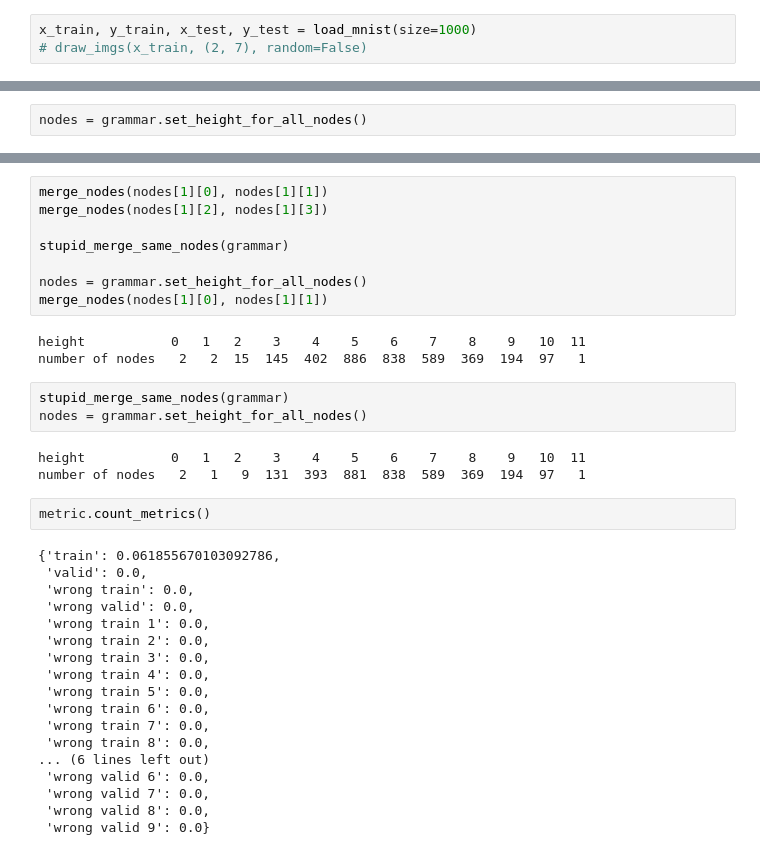
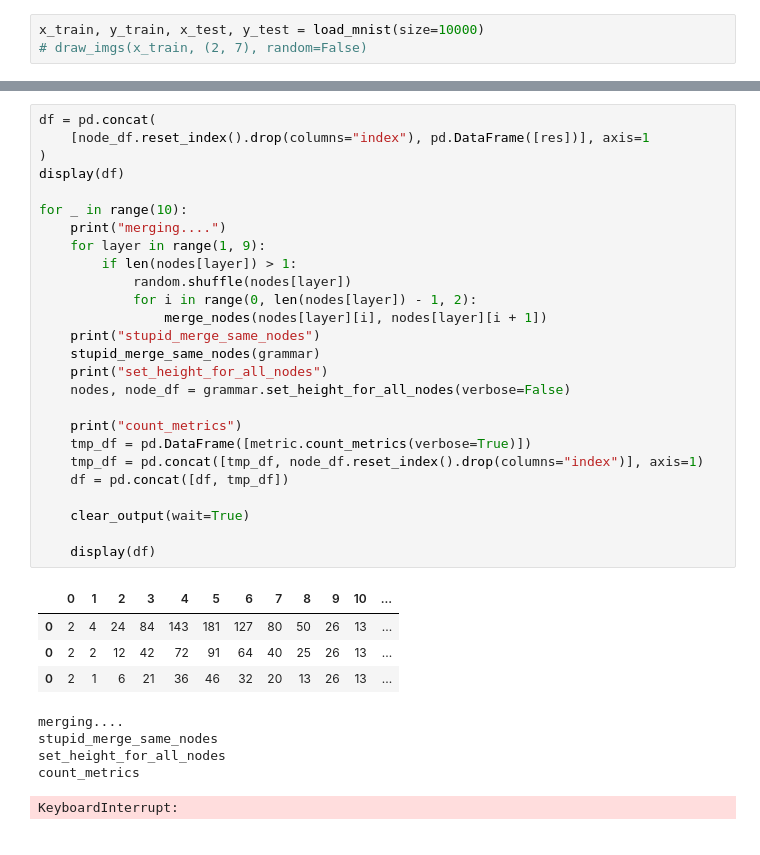
Before and after one commit to sergellq/context_free_grammar, a Jupyter notebook: main.ipynb, the cells around one changed output, grey strips where cells are left out. Drawn from its saved outputs; the diff is of its cells as text.

```diff
--- a/main.ipynb
+++ b/main.ipynb
@@ -19,6 +23,6 @@ inject_jupyter_style()
 The autoreload extension is already loaded. To reload it, use:
   %reload_ext autoreload
 # %%
-x_train, y_train, x_test, y_test = load_mnist(size=1000)
+x_train, y_train, x_test, y_test = load_mnist(size=10000)
 # draw_imgs(x_train, (2, 7), random=False)
 # %% [output]
@@ -41,2 +47,0 @@ stupid_merge_same_nodes(grammar)
-# %%
-nodes = grammar.set_height_for_all_nodes()
@@ -66,37 +48,36 @@ metric.count_metrics()
-# %%
-merge_nodes(nodes[1][0], nodes[1][1])
-merge_nodes(nodes[1][2], nodes[1][3])
-
-stupid_merge_same_nodes(grammar)
-
-nodes = grammar.set_height_for_all_nodes()
-merge_nodes(nodes[1][0], nodes[1][1])
-# %% [output]
-height           0   1   2    3    4    5    6    7    8    9   10  11
-number of nodes   2   2  15  145  402  886  838  589  369  194  97   1
-# %%
-stupid_merge_same_nodes(grammar)
-nodes = grammar.set_height_for_all_nodes()
-# %% [output]
-height           0   1   2    3    4    5    6    7    8    9   10  11
-number of nodes   2   1   9  131  393  881  838  589  369  194  97   1
-# %%
-metric.count_metrics()
-# %% [output]
-{'train': 0.061855670103092786,
- 'valid': 0.0,
- 'wrong train': 0.0,
- 'wrong valid': 0.0,
- 'wrong train 1': 0.0,
- 'wrong train 2': 0.0,
- 'wrong train 3': 0.0,
- 'wrong train 4': 0.0,
- 'wrong train 5': 0.0,
- 'wrong train 6': 0.0,
- 'wrong train 7': 0.0,
- 'wrong train 8': 0.0,
-... (6 lines left out)
- 'wrong valid 6': 0.0,
- 'wrong valid 7': 0.0,
- 'wrong valid 8': 0.0,
- 'wrong valid 9': 0.0}
+# %%
+df = pd.concat(
+    [node_df.reset_index().drop(columns="index"), pd.DataFrame([res])], axis=1
+)
+display(df)
+
+for _ in range(10):
+    print("merging....")
+    for layer in range(1, 9):
+        if len(nodes[layer]) > 1:
+            random.shuffle(nodes[layer])
+            for i in range(0, len(nodes[layer]) - 1, 2):
+                merge_nodes(nodes[layer][i], nodes[layer][i + 1])
+    print("stupid_merge_same_nodes")
+    stupid_merge_same_nodes(grammar)
+    print("set_height_for_all_nodes")
+    nodes, node_df = grammar.set_height_for_all_nodes(verbose=False)
+
+    print("count_metrics")
+    tmp_df = pd.DataFrame([metric.count_metrics(verbose=True)])
+    tmp_df = pd.concat([tmp_df, node_df.reset_index().drop(columns="index")], axis=1)
+    df = pd.concat([df, tmp_df])
+
+    clear_output(wait=True)
+
+    display(df)
+# %% [output]
+|  | 0 | 1 | 2 | 3 | 4 | 5 | 6 | 7 | 8 | 9 | 10 | ... |
+| 0 | 2 | 4 | 24 | 84 | 143 | 181 | 127 | 80 | 50 | 26 | 13 | ... |
+| 0 | 2 | 2 | 12 | 42 | 72 | 91 | 64 | 40 | 25 | 26 | 13 | ... |
+| 0 | 2 | 1 | 6 | 21 | 36 | 46 | 32 | 20 | 13 | 26 | 13 | ... |
+merging....
+stupid_merge_same_nodes
+set_height_for_all_nodes
+count_metrics
+KeyboardInterrupt:
```
Also changed, not shown: parts of 6 cells of this notebook, 5 other files.
